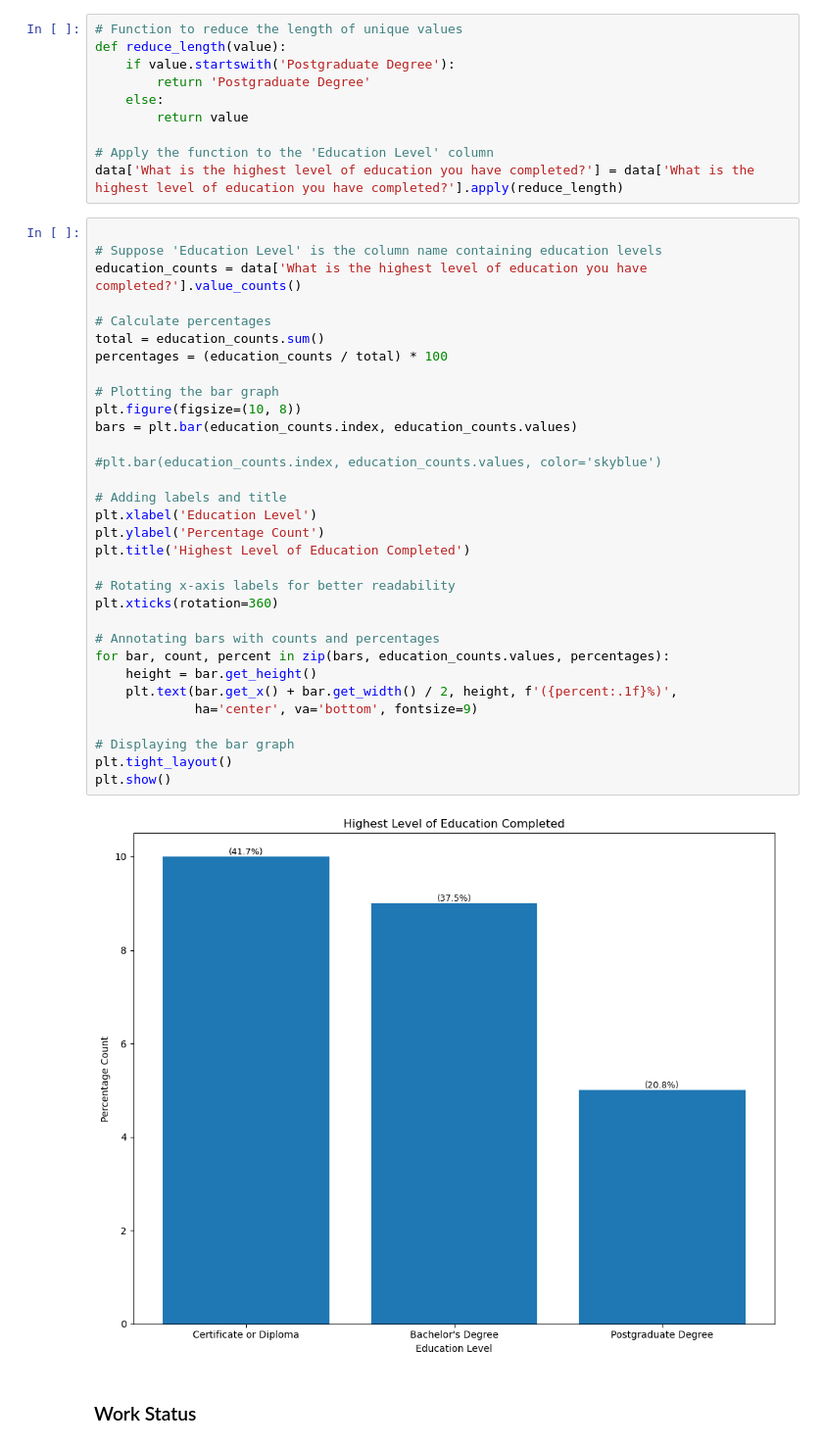
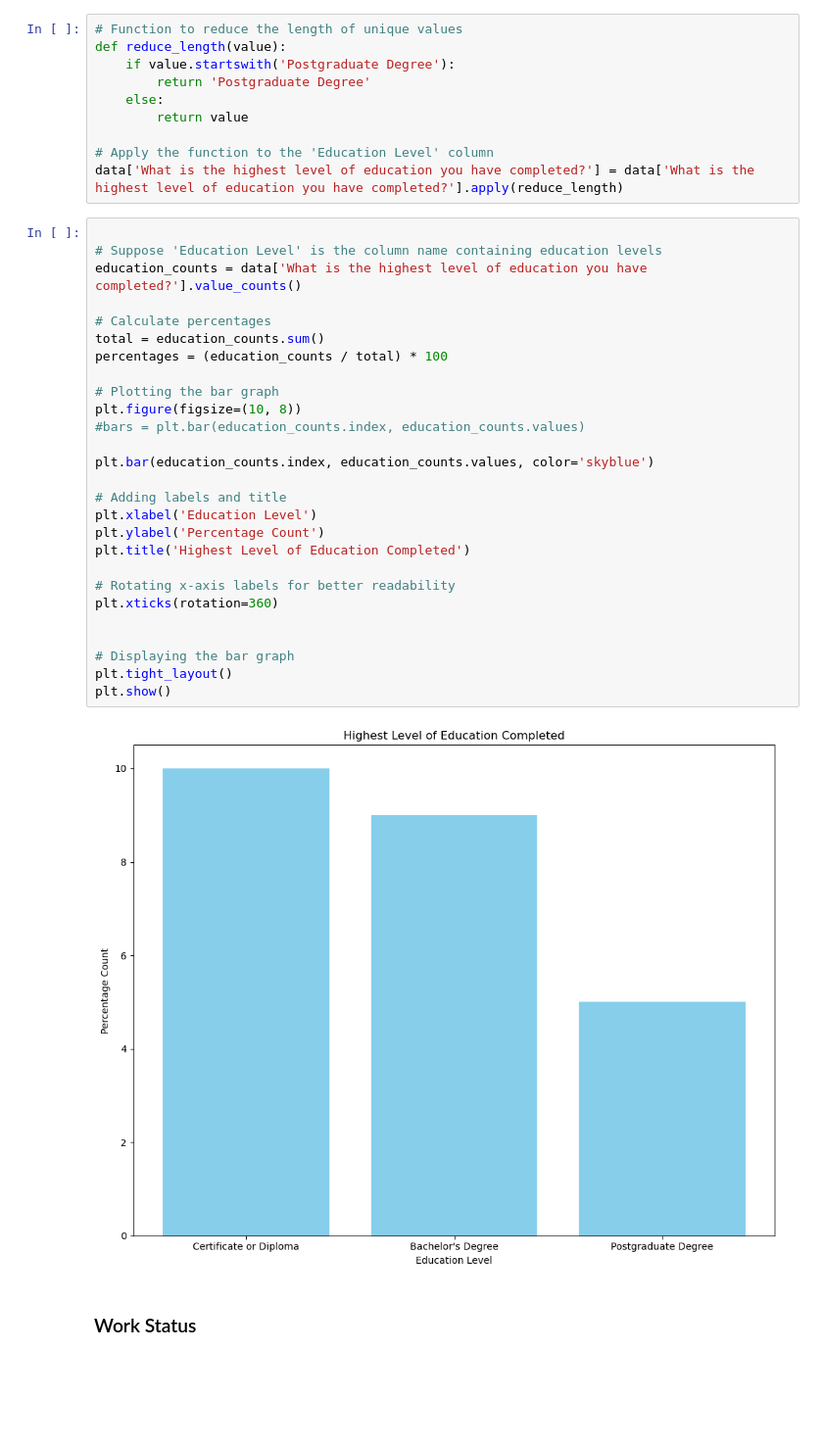
Before and after one commit to Lorraine254/pilotAnalysis, a Jupyter notebook: analysis_v2.ipynb, the cells around one changed output. Shown: that part at 98% size. Cells and saved outputs as stored; diff of their text form; blank space fills up the shorter version.

```diff
--- a/analysis_v2.ipynb
+++ b/analysis_v2.ipynb
@@ -205,37 +215,32 @@ data['What is the highest level of education you have completed?'] = data['What
 # %%
 
 # Suppose 'Education Level' is the column name containing education levels
 education_counts = data['What is the highest level of education you have completed?'].value_counts()
 
 # Calculate percentages
 total = education_counts.sum()
 percentages = (education_counts / total) * 100
 
 # Plotting the bar graph
 plt.figure(figsize=(10, 8))
-bars = plt.bar(education_counts.index, education_counts.values)
+#bars = plt.bar(education_counts.index, education_counts.values)
 
-#plt.bar(education_counts.index, education_counts.values, color='skyblue')
+plt.bar(education_counts.index, education_counts.values, color='skyblue')
 
 # Adding labels and title
 plt.xlabel('Education Level')
 plt.ylabel('Percentage Count')
 plt.title('Highest Level of Education Completed')
 
 # Rotating x-axis labels for better readability
 plt.xticks(rotation=360)
 
-# Annotating bars with counts and percentages
-for bar, count, percent in zip(bars, education_counts.values, percentages):
-    height = bar.get_height()
-    plt.text(bar.get_x() + bar.get_width() / 2, height, f'({percent:.1f}%)',
-             ha='center', va='bottom', fontsize=9)
 
 # Displaying the bar graph
 plt.tight_layout()
 plt.show()
 # %% [output]
-[figure, old version]
+[figure, new version]
 # %% [markdown]
 ### Work Status
 # %%
```
Also changed, not shown: parts of 23 cells of this notebook.
